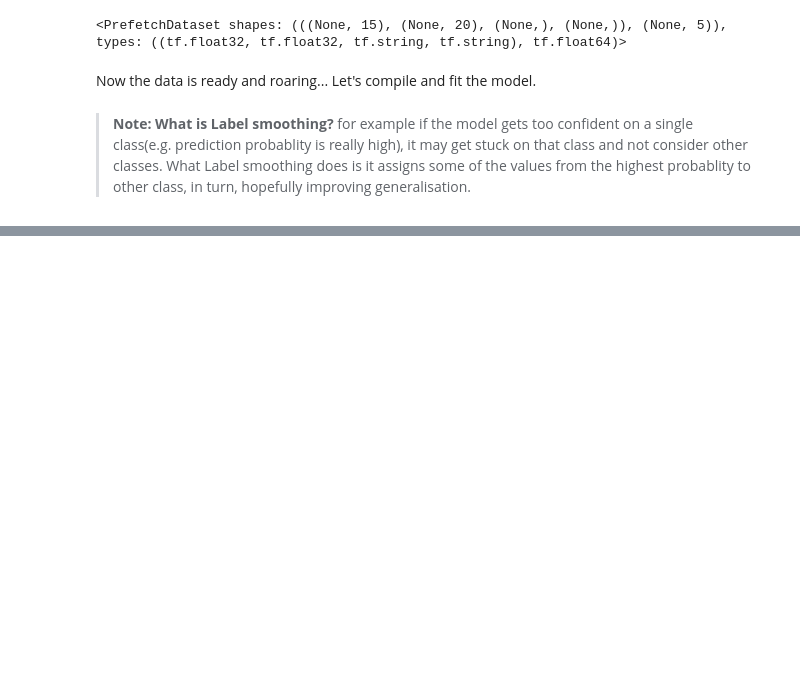
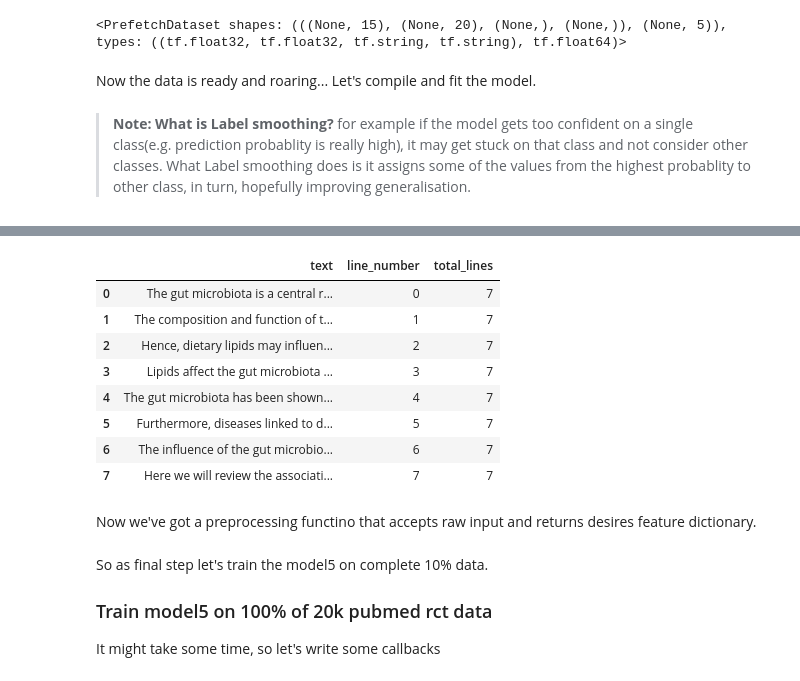
Before and after one commit to JpChii/ML-Projects, a Jupyter notebook: 09_SkimLit_milestone_project.ipynb, the cells around one changed output, grey strips where cells are left out. Saved outputs shown, nothing was run; the diff lists cells and outputs as text; code cells hidden in the pictures; blank space fills up the shorter version.

```diff
--- a/09_SkimLit_milestone_project.ipynb
+++ b/09_SkimLit_milestone_project.ipynb
@@ -1626,0 +1767,23 @@ Epoch 3/3
+# %%
+import re
+preprocessed_sentence = []
+def preprocessing_raw_abstract(abstract_text):
+
+  total_lines = len(sentences) - 2 # -1 for last "." in abstract and another "-1" for line number
+
+  # Replace all numbers with @ since it;s the dataset used in model training
+  abstract_text = re.sub(r'\d', "@", abstract_text)
+  # Splitting the abstract at '.' and conveting it to a list
+  sentence_list = abstract_text.split(".")
+
+  for line_no, sentence in enumerate(sentence_list):
+
+    # Ignoring empty lines
+    if (len(sentence) == 0):
+      break
+    # Create empty dictionary
+    line_data = {}
+    line_data["text"] = sentence
+    line_data["line_number"] = line_no
+    line_data["total_lines"] = total_lines
+    preprocessed_sentence.append(line_data)
@@ -1626,0 +1792,22 @@ Epoch 3/3
+# %%
+preprocessed_sentence
+df = pd.DataFrame(preprocessed_sentence)
+df
+# %% [output]
+|  | text | line_number | total_lines |
+| 0 | The gut microbiota is a central r... | 0 | 7 |
+| 1 | The composition and function of t... | 1 | 7 |
+| 2 | Hence, dietary lipids may influen... | 2 | 7 |
+| 3 | Lipids affect the gut microbiota ... | 3 | 7 |
+| 4 | The gut microbiota has been shown... | 4 | 7 |
+| 5 | Furthermore, diseases linked to d... | 5 | 7 |
+| 6 | The influence of the gut microbio... | 6 | 7 |
+| 7 | Here we will review the associati... | 7 | 7 |
+# %% [markdown]
+Now we've got a preprocessing functino that accepts raw input and returns desires feature dictionary.
+# %% [markdown]
+So as final step let's train the model5 on complete 10% data.
+
+### Train model5 on 100% of 20k pubmed rct data
+
+It might take some time, so let's write some callbacks
```
Also changed, not shown: parts of 63 cells of this notebook.
